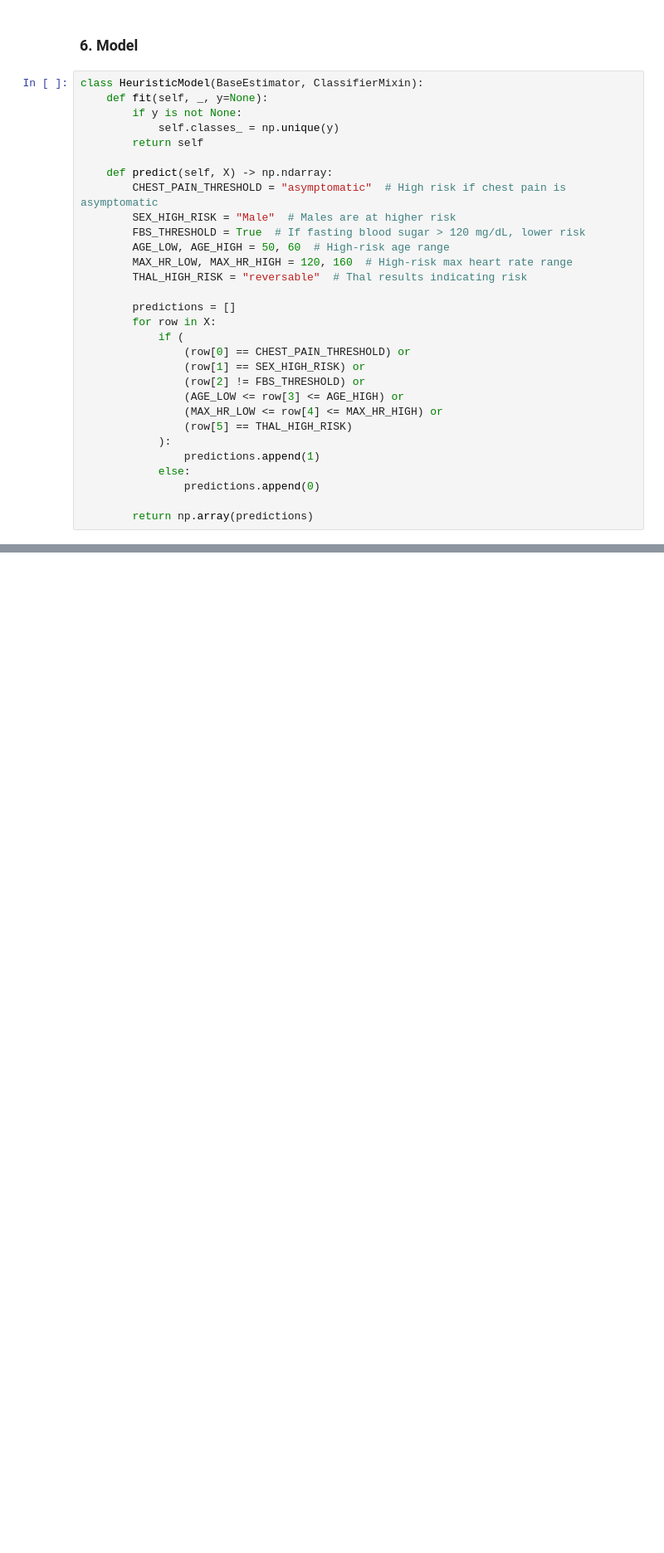
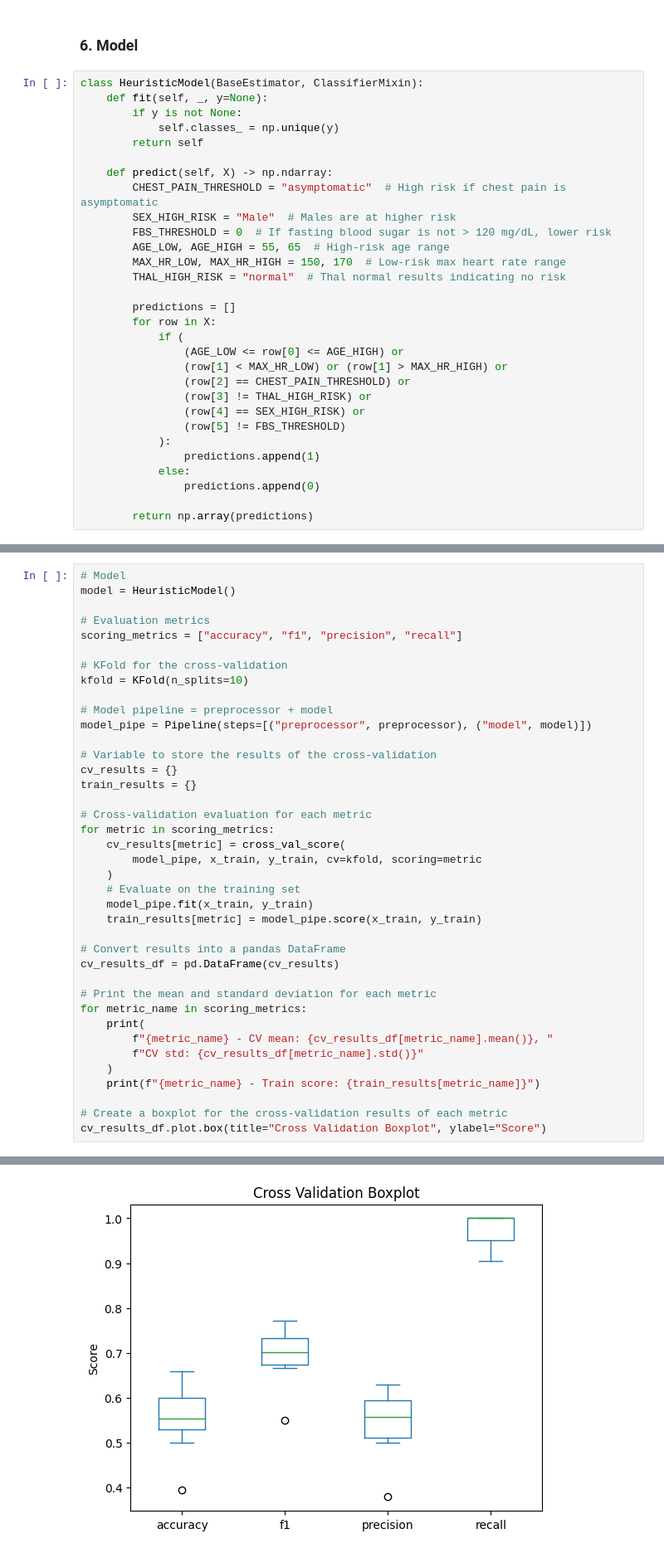
Before and after one commit to simon2326/Heart-disease, a Jupyter notebook: BaselineModel.ipynb, the cells around one changed output, grey strips where cells are left out. Shown at 83% size. Cells and saved outputs as stored; diff of their text form; blank space fills up the shorter version.

Commit message:
feat: :art: Finished Baseline model and evaluation steps successfully

```diff
--- a/BaselineModel.ipynb
+++ b/BaselineModel.ipynb
@@ -252,20 +268,20 @@ class HeuristicModel(BaseEstimator, ClassifierMixin):
     def predict(self, X) -> np.ndarray:
         CHEST_PAIN_THRESHOLD = "asymptomatic"  # High risk if chest pain is asymptomatic
         SEX_HIGH_RISK = "Male"  # Males are at higher risk
-        FBS_THRESHOLD = True  # If fasting blood sugar > 120 mg/dL, lower risk
-        AGE_LOW, AGE_HIGH = 50, 60  # High-risk age range
-        MAX_HR_LOW, MAX_HR_HIGH = 120, 160  # High-risk max heart rate range
-        THAL_HIGH_RISK = "reversable"  # Thal results indicating risk
+        FBS_THRESHOLD = 0  # If fasting blood sugar is not > 120 mg/dL, lower risk
+        AGE_LOW, AGE_HIGH = 55, 65  # High-risk age range
+        MAX_HR_LOW, MAX_HR_HIGH = 150, 170  # Low-risk max heart rate range
+        THAL_HIGH_RISK = "normal"  # Thal normal results indicating no risk
 
         predictions = []
         for row in X:
             if (
-                (row[0] == CHEST_PAIN_THRESHOLD) or
-                (row[1] == SEX_HIGH_RISK) or
-                (row[2] != FBS_THRESHOLD) or
-                (AGE_LOW <= row[3] <= AGE_HIGH) or
-                (MAX_HR_LOW <= row[4] <= MAX_HR_HIGH) or
-                (row[5] == THAL_HIGH_RISK)
+                (AGE_LOW <= row[0] <= AGE_HIGH) or
+                (row[1] < MAX_HR_LOW) or (row[1] > MAX_HR_HIGH) or
+                (row[2] == CHEST_PAIN_THRESHOLD) or
+                (row[3] != THAL_HIGH_RISK) or
+                (row[4] == SEX_HIGH_RISK) or
+                (row[5] != FBS_THRESHOLD)
             ):
                 predictions.append(1)
             else:
@@ -274,0 +293,40 @@ class HeuristicModel(BaseEstimator, ClassifierMixin):
+# %%
+# Model
+model = HeuristicModel()
+
+# Evaluation metrics
+scoring_metrics = ["accuracy", "f1", "precision", "recall"]
+
+# KFold for the cross-validation
+kfold = KFold(n_splits=10)
+
+# Model pipeline = preprocessor + model
+model_pipe = Pipeline(steps=[("preprocessor", preprocessor), ("model", model)])
+
+# Variable to store the results of the cross-validation
+cv_results = {}
+train_results = {}
+
+# Cross-validation evaluation for each metric
+for metric in scoring_metrics:
+    cv_results[metric] = cross_val_score(
+        model_pipe, x_train, y_train, cv=kfold, scoring=metric
+    )
+    # Evaluate on the training set
+    model_pipe.fit(x_train, y_train)
+    train_results[metric] = model_pipe.score(x_train, y_train)
+
+# Convert results into a pandas DataFrame
+cv_results_df = pd.DataFrame(cv_results)
+
+# Print the mean and standard deviation for each metric
+for metric_name in scoring_metrics:
+    print(
+        f"{metric_name} - CV mean: {cv_results_df[metric_name].mean()}, "
+        f"CV std: {cv_results_df[metric_name].std()}"
+    )
+    print(f"{metric_name} - Train score: {train_results[metric_name]}")
+
+# Create a boxplot for the cross-validation results of each metric
+cv_results_df.plot.box(title="Cross Validation Boxplot", ylabel="Score")
+# %% [output]
@@ -274,0 +342 @@ class HeuristicModel(BaseEstimator, ClassifierMixin):
+[figure, added]
```
Also changed, not shown: parts of 21 cells of this notebook.
